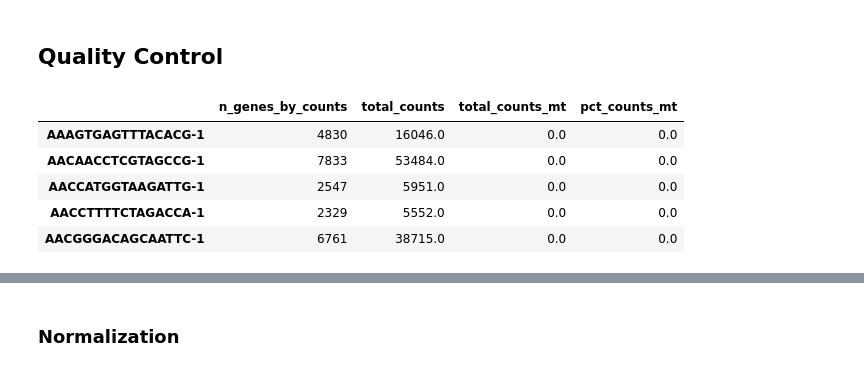
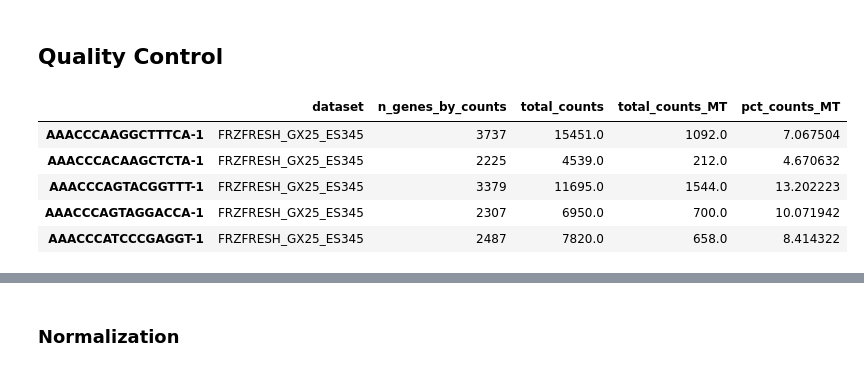
Before and after one commit to olaf-c/endometrial_analysis, a Jupyter notebook: scRNA_integration_grn_identification_script.ipynb, the cells around one changed output, grey strips where cells are left out. Cells and saved outputs as stored; diff of their text form; code cells hidden in the pictures.

```diff
--- a/scRNA_integration_grn_identification_script.ipynb
+++ b/scRNA_integration_grn_identification_script.ipynb
@@ -255,17 +258,17 @@ NameError: name 'bdata' is not defined
 # %% [markdown]
 ## Quality Control
 # %%
-adata.var['MT'] = adata.var_names.str.startswith('MT-')  # annotate the group of mitochondrial genes as 'mt'
-sc.pp.calculate_qc_metrics(adata, qc_vars=['MT'], percent_top=None, log1p=False, inplace=True)
+combined_adata.var['MT'] = combined_adata.var_names.str.startswith('MT-')  # annotate the group of mitochondrial genes as 'mt'
+sc.pp.calculate_qc_metrics(combined_adata, qc_vars=['MT'], percent_top=None, log1p=False, inplace=True)
 
 
-adata.obs.head()
+combined_adata.obs.head()
 # %% [output]
-|  | n_genes_by_counts | total_counts | total_counts_mt | pct_counts_mt |
-| AAAGTGAGTTTACACG-1 | 4830 | 16046.0 | 0.0 | 0.0 |
-| AACAACCTCGTAGCCG-1 | 7833 | 53484.0 | 0.0 | 0.0 |
-| AACCATGGTAAGATTG-1 | 2547 | 5951.0 | 0.0 | 0.0 |
-| AACCTTTTCTAGACCA-1 | 2329 | 5552.0 | 0.0 | 0.0 |
-| AACGGGACAGCAATTC-1 | 6761 | 38715.0 | 0.0 | 0.0 |
+|  | dataset | n_genes_by_counts | total_counts | total_counts_MT | pct_counts_MT |
+| AAACCCAAGGCTTTCA-1 | FRZFRESH_GX25_ES345 | 3737 | 15451.0 | 1092.0 | 7.067504 |
+| AAACCCACAAGCTCTA-1 | FRZFRESH_GX25_ES345 | 2225 | 4539.0 | 212.0 | 4.670632 |
+| AAACCCAGTACGGTTT-1 | FRZFRESH_GX25_ES345 | 3379 | 11695.0 | 1544.0 | 13.202223 |
+| AAACCCAGTAGGACCA-1 | FRZFRESH_GX25_ES345 | 2307 | 6950.0 | 700.0 | 10.071942 |
+| AAACCCATCCCGAGGT-1 | FRZFRESH_GX25_ES345 | 2487 | 7820.0 | 658.0 | 8.414322 |
 # %%
 sc.pl.violin(
```
Also changed, not shown: parts of 9 cells of this notebook.
